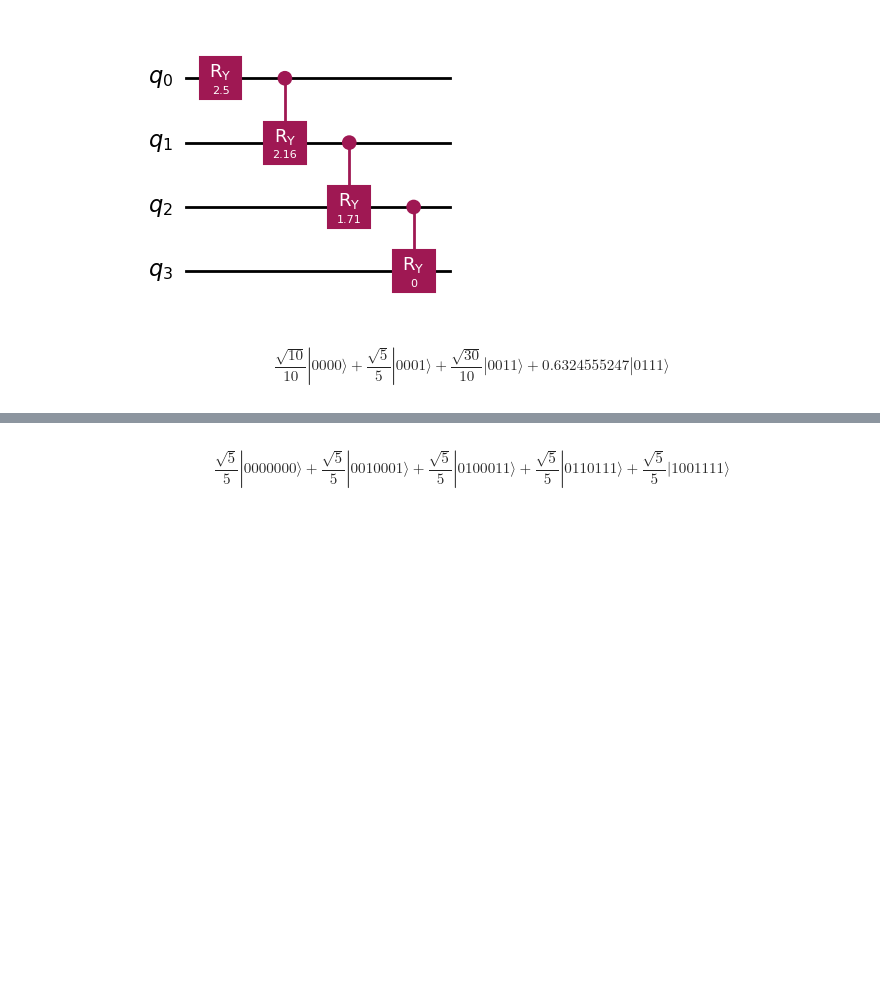
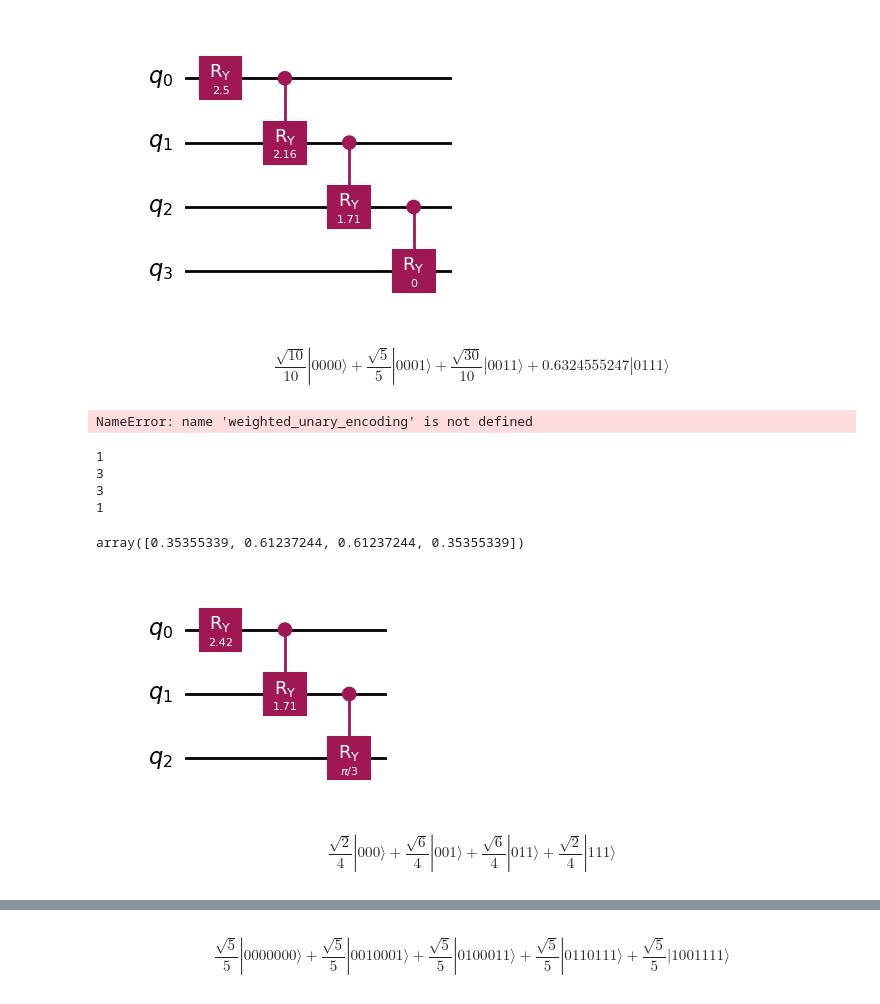
Before and after one commit to BankNatchapol/DQI-Circuit, a Jupyter notebook: src/whit3z-version.ipynb, the cells around one changed output, grey strips where cells are left out. Saved outputs shown, nothing was run; the diff lists cells and outputs as text; code cells hidden in the pictures; blank space fills up the shorter version.

```diff
--- a/src/whit3z-version.ipynb
+++ b/src/whit3z-version.ipynb
@@ -27,3 +46,32 @@ qiskit.quantum_info.Statevector(qc).draw('latex')
 # %% [output]
 [figure]
 $$\frac{\sqrt{10}}{10} |0000\rangle+\frac{\sqrt{5}}{5} |0001\rangle+\frac{\sqrt{30}}{10} |0011\rangle+0.6324555247 |0111\rangle$$
+# %%
+qc = weighted_unary_encoding(4, np.array([0.31622777, 0.4472136 , 0.54772256, 0.63245553]))
+display(qc.draw('mpl'))
+qiskit.quantum_info.Statevector(qc).draw('latex')
+# %% [output]
+NameError: name 'weighted_unary_encoding' is not defined
+# %%
+ell = 4
+m = 3
+weights = []
+for k in range(ell):
+    print(choose(m, k))
+# %% [output]
+1
+3
+3
+1
+# %%
+x = np.array([1, 3, 3, 1])
+np.sqrt(x/sum(x))
+# %% [output]
+array([0.35355339, 0.61237244, 0.61237244, 0.35355339])
+# %%
+qc = weighted_unary_encoding(3, np.sqrt(x/sum(x)))
+display(qc.draw('mpl'))
+qiskit.quantum_info.Statevector(qc).draw('latex')
+# %% [output]
+[figure, added]
+$$\frac{\sqrt{2}}{4} |000\rangle+\frac{\sqrt{6}}{4} |001\rangle+\frac{\sqrt{6}}{4} |011\rangle+\frac{\sqrt{2}}{4} |111\rangle$$
```
Also changed, not shown: parts of 7 cells of this notebook, 9 other files.
